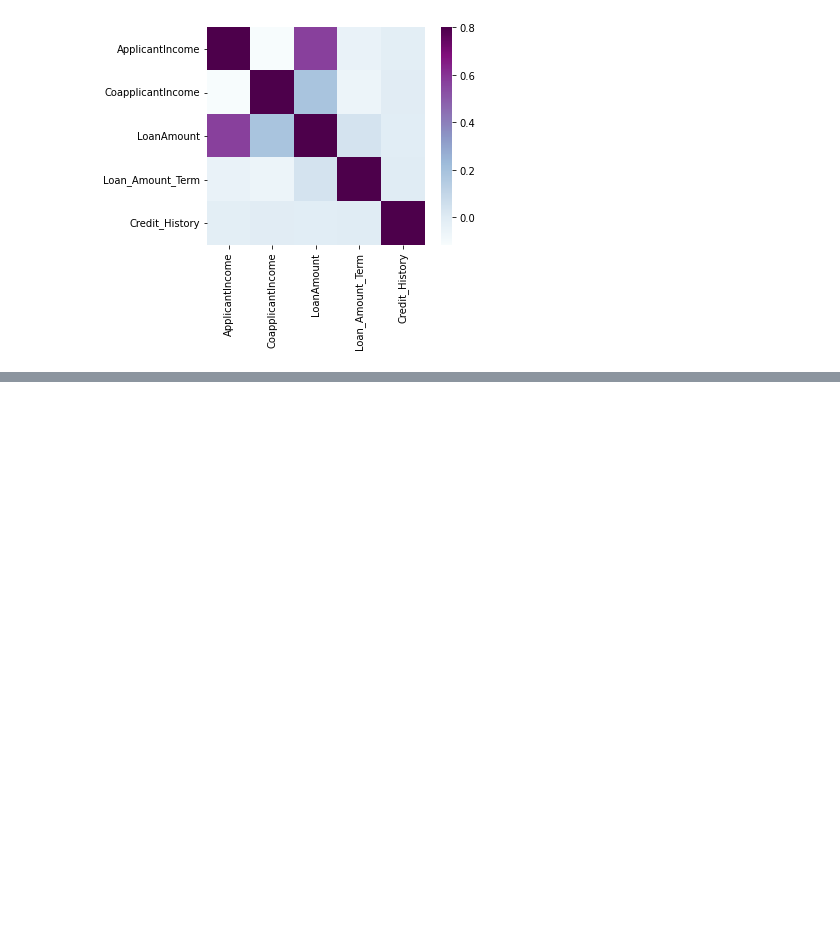
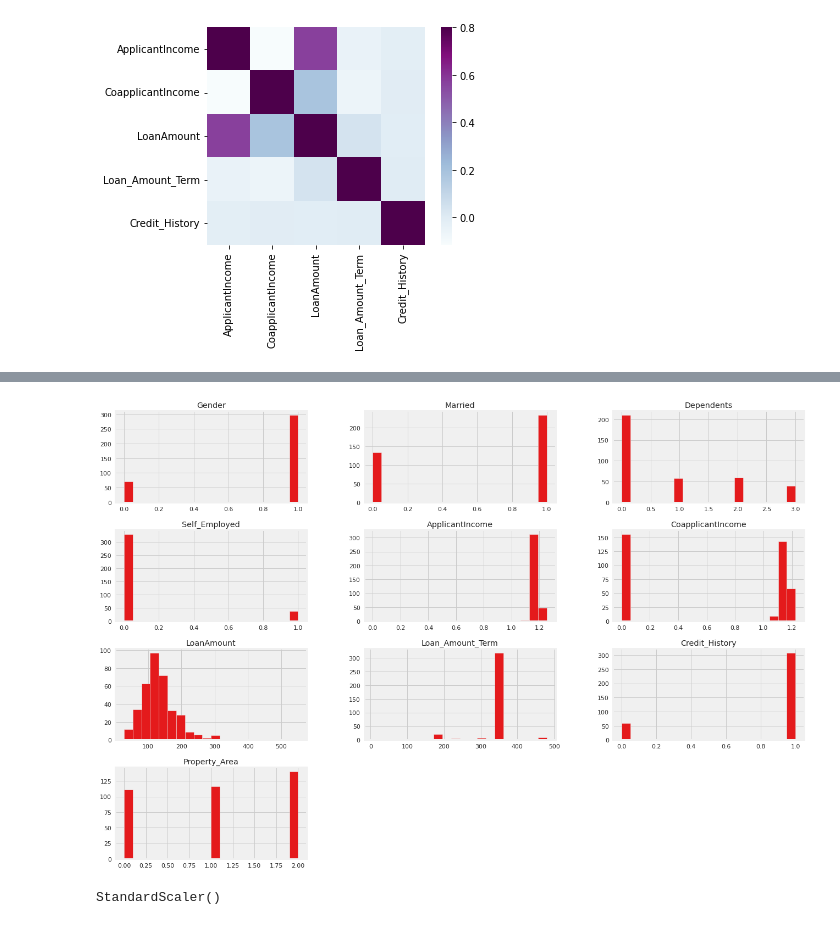
Before and after one commit to dhivya4/Inceptz, a Jupyter notebook: Mini_Hackathon.ipynb, the cells around one changed output, grey strips where cells are left out. Cells and saved outputs as stored; diff of their text form; code cells hidden in the pictures; blank space fills up the shorter version.

```diff
--- a/Mini_Hackathon.ipynb
+++ b/Mini_Hackathon.ipynb
@@ -126,0 +427,2 @@ sns.heatmap(matrix, vmax=.8, square=True, cmap="BuPu")
+# %%
+test = test.drop(columns =['Education','Loan_ID'])
@@ -126,0 +466,9 @@ sns.heatmap(matrix, vmax=.8, square=True, cmap="BuPu")
+# %%
+test.hist(bins = 20, figsize=(20,15))
+plt.show()
+# %% [output]
+[figure, added]
+# %%
+scaler.fit(test)
+# %% [output]
+StandardScaler()
```
Also changed, not shown: parts of 26 cells of this notebook.
